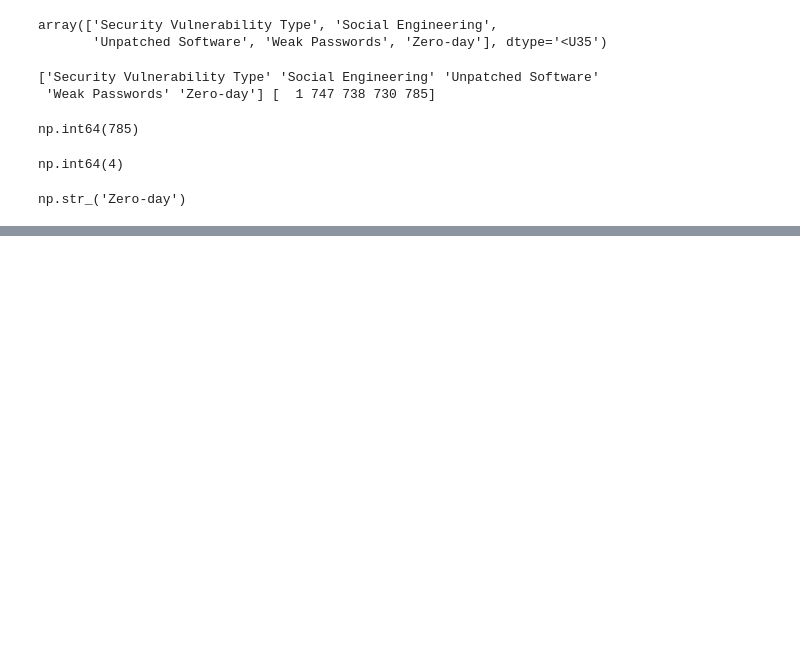
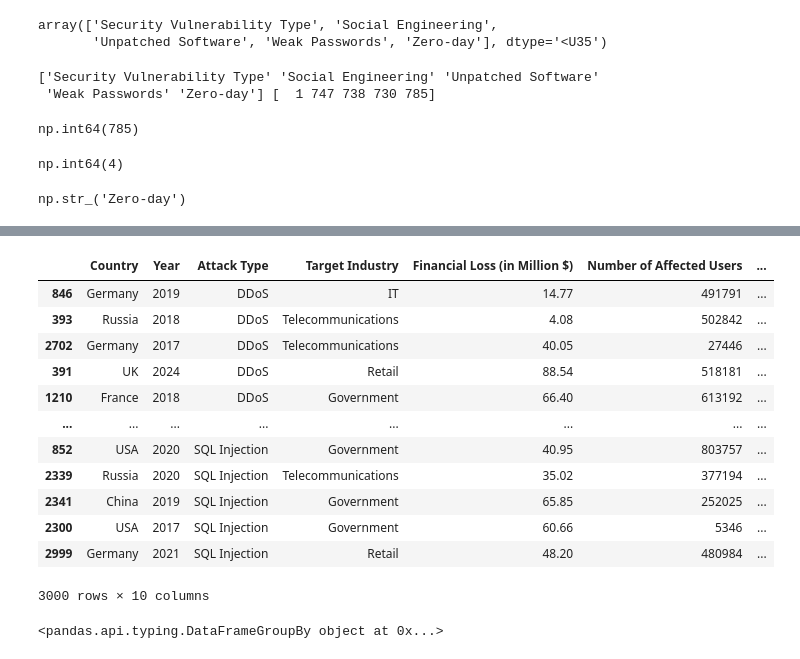
Before and after one commit to kingping77777/cyber-threat-log-analyzer, a Jupyter notebook: notebooks/exploration.ipynb, the cells around one changed output, grey strips where cells are left out. Saved outputs shown, nothing was run; the diff lists cells and outputs as text; code cells hidden in the pictures; blank space fills up the shorter version.

Commit message:
cyberthreat log analyzer version 2 with pandas after numpy

```diff
--- a/notebooks/exploration.ipynb
+++ b/notebooks/exploration.ipynb
@@ -255,0 +265,2 @@ np.str_('Zero-day')
+# %%
+df=pd.read_csv("/workspaces/cyber-threat-log-analyzer/data/Global_Cybersecurity_Threats_2015-2024.csv")
@@ -255,0 +326,22 @@ np.str_('Zero-day')
+# %%
+df.sort_values("Attack Type")
+# %% [output]
+|  | Country | Year | Attack Type | Target Industry | Financial Loss (in Million $) | Number of Affected Users | ... |
+| 846 | Germany | 2019 | DDoS | IT | 14.77 | 491791 | ... |
+| 393 | Russia | 2018 | DDoS | Telecommunications | 4.08 | 502842 | ... |
+| 2702 | Germany | 2017 | DDoS | Telecommunications | 40.05 | 27446 | ... |
+| 391 | UK | 2024 | DDoS | Retail | 88.54 | 518181 | ... |
+| 1210 | France | 2018 | DDoS | Government | 66.40 | 613192 | ... |
+| ... | ... | ... | ... | ... | ... | ... | ... |
+| 852 | USA | 2020 | SQL Injection | Government | 40.95 | 803757 | ... |
+| 2339 | Russia | 2020 | SQL Injection | Telecommunications | 35.02 | 377194 | ... |
+| 2341 | China | 2019 | SQL Injection | Government | 65.85 | 252025 | ... |
+| 2300 | USA | 2017 | SQL Injection | Government | 60.66 | 5346 | ... |
+| 2999 | Germany | 2021 | SQL Injection | Retail | 48.20 | 480984 | ... |
+3000 rows × 10 columns
+# %%
+#financial intellegence
+#feature3.1 #Average Financial Loss by Country
+df.groupby("Country")
+# %% [output]
+<pandas.api.typing.DataFrameGroupBy object at 0x...>
```
Also changed, not shown: parts of 46 cells of this notebook, 2 other files.
